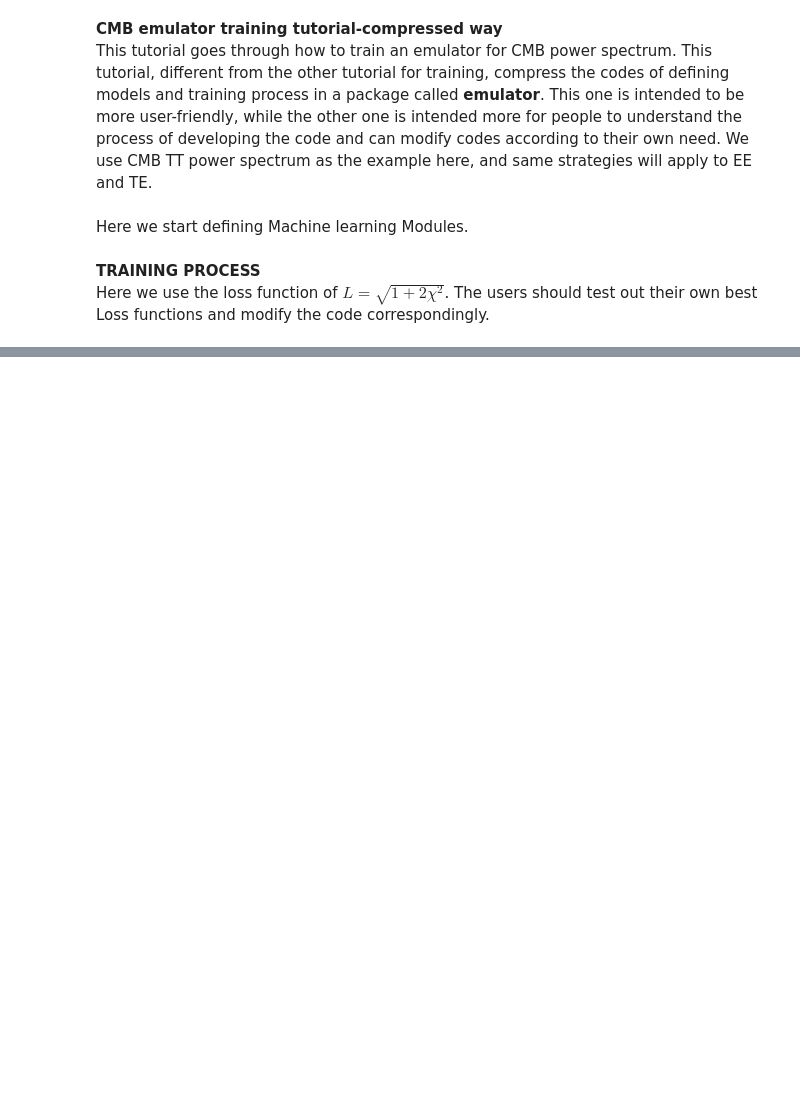
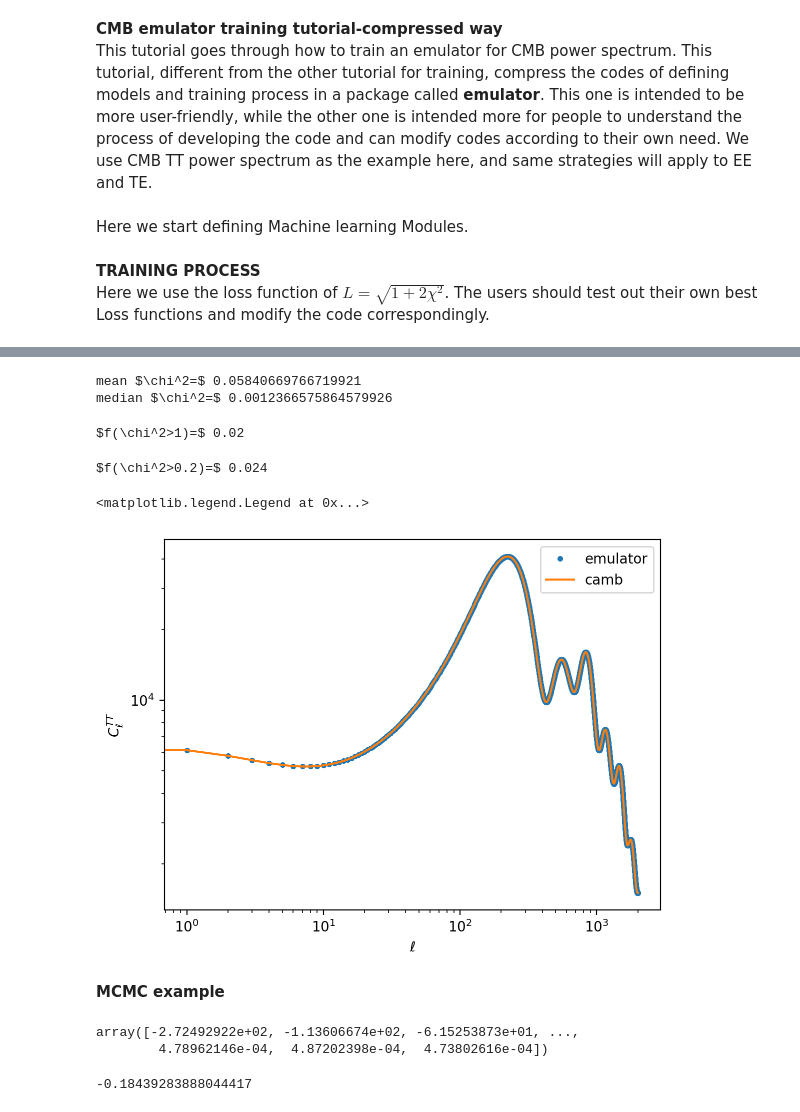
Before and after one commit to JerreYjz/cocoayz, a Jupyter notebook: Cocoa/training script/CMB-emulator-tutorial-compress.ipynb, the cells around one changed output, grey strips where cells are left out. Saved outputs shown, nothing was run; the diff lists cells and outputs as text; code cells hidden in the pictures; blank space fills up the shorter version.

```diff
--- a/Cocoa/training script/CMB-emulator-tutorial-compress.ipynb
+++ b/Cocoa/training script/CMB-emulator-tutorial-compress.ipynb
@@ -117,0 +132,8 @@ Saved to./trainedemu5000plktrf/chiTTAstautestc32.pt
+# %%
+#Load model
+model = TRF(input_dim=input_size,output_dim=out_size,int_dim=intdim, int_trf=int_trf,N_channels=nc)
+model = nn.DataParallel(model)
+model.to(device)
+model.load_state_dict(torch.load(PATH+'.pt',map_location=device))
+model=model.module.to(device)
+model.eval()
@@ -117,0 +158,56 @@ Saved to./trainedemu5000plktrf/chiTTAstautestc32.pt
+# %%
+def predict(X):
+    with torch.no_grad():
+        X_norm=((X - X_mean) / X_std)
+
+        X_norm.to(device)
+
+        pred=model(X_norm)
+
+        M_pred=pred.to(device)
+        y_pred = (M_pred.float() *Y_std.float()+Y_mean.float()).cpu().numpy()
+
+    return y_pred
+# %%
+testing_samples=np.load('Demo/cos_omb.npy',allow_pickle=True)[1750:]
+
+testing_data_vectors=np.load('Demo/cos_omb_TT_test.npy',allow_pickle=True)
+# %%
+testing_samples=torch.Tensor(testing_samples).to(device)
+
+testing_results=predict(testing_samples)
+# %%
+diff=testing_data_vectors- testing_results
+covinv=np.load('Demo/cosvarinvTT.npy',allow_pickle=True)[:camb_ell_range,:camb_ell_range]
+loss1 = np.diag(diff@covinv@diff.T)
+
+
+print(r'mean $\chi^2=$',np.mean(loss1))
+print(r'median $\chi^2=$',np.median(loss1))
+# %% [output]
+mean $\chi^2=$ 0.05840669766719921
+median $\chi^2=$ 0.0012366575864579926
+# %%
+print(r'$f(\chi^2>1)=$',len([1 for i in loss1 if i > 1])/len(loss1))
+# %% [output]
+$f(\chi^2>1)=$ 0.02
+# %%
+print(r'$f(\chi^2>0.2)=$',len([1 for i in loss1 if i > 0.2])/len(loss1))
+# %% [output]
+$f(\chi^2>0.2)=$ 0.024
+# %%
+#Plot out one example to compare the difference between emulator and camb
+
+ell=np.arange(2,2002,1)
+plt.plot(testing_results[100]*ell*(ell+1),'.',label='emulator')
+plt.plot(testing_data_vectors[100]*ell*(ell+1),label='camb')
+plt.xscale('log')
+plt.yscale('log')
+plt.xlabel(r'$\ell$')
+plt.ylabel(r'$C_{\ell}^{TT}$')
+plt.legend()
+# %% [output]
+<matplotlib.legend.Legend at 0x...>
+[figure, added]
+# %% [markdown]
+**MCMC example**
@@ -117,0 +221,9 @@ Saved to./trainedemu5000plktrf/chiTTAstautestc32.pt
+# %%
+predict(0.1)[0]-fid
+# %% [output]
+array([-2.72492922e+02, -1.13606674e+02, -6.15253873e+01, ...,
+        4.78962146e-04,  4.87202398e-04,  4.73802616e-04])
+# %%
+loglikelihood(0.0239)
+# %% [output]
+-0.18439283888044417
```
Also changed, not shown: parts of 11 cells of this notebook.
